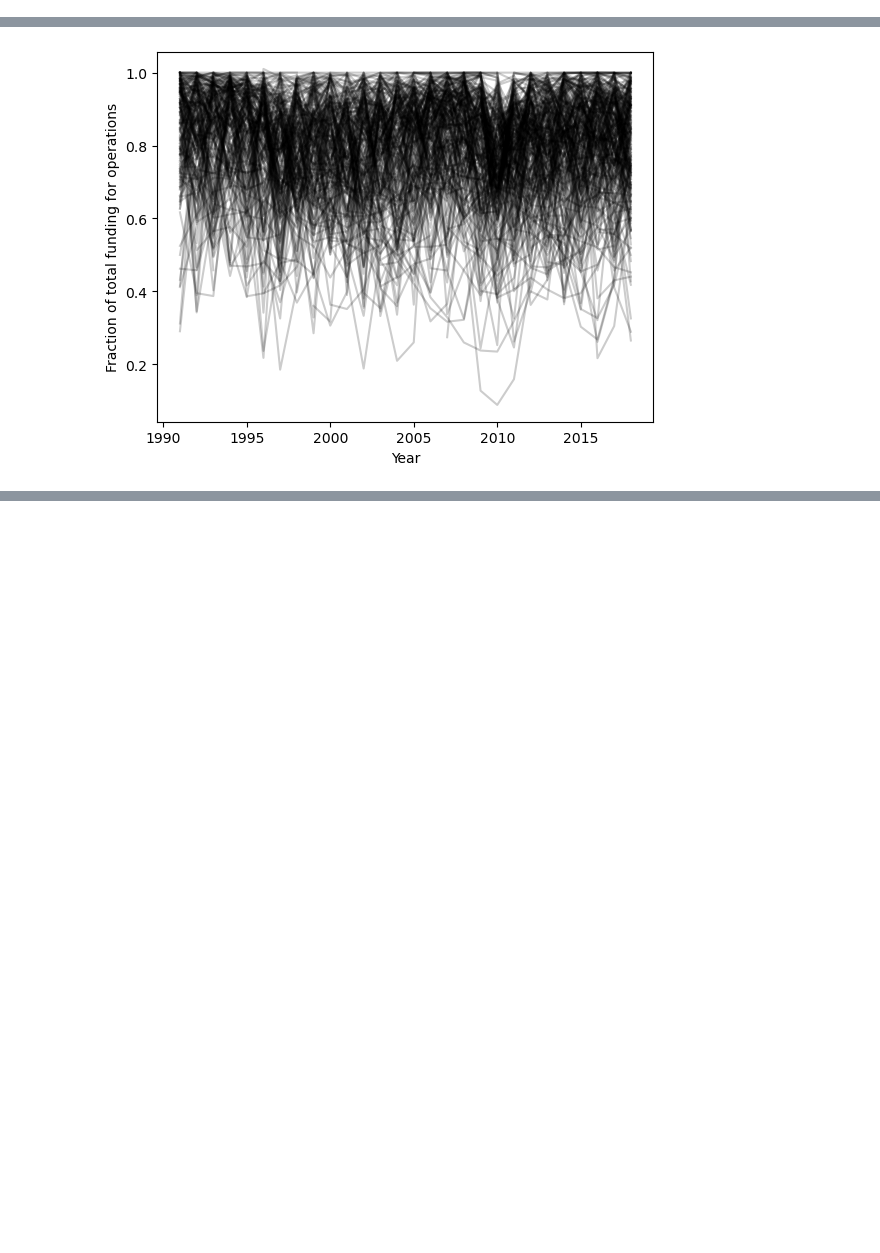
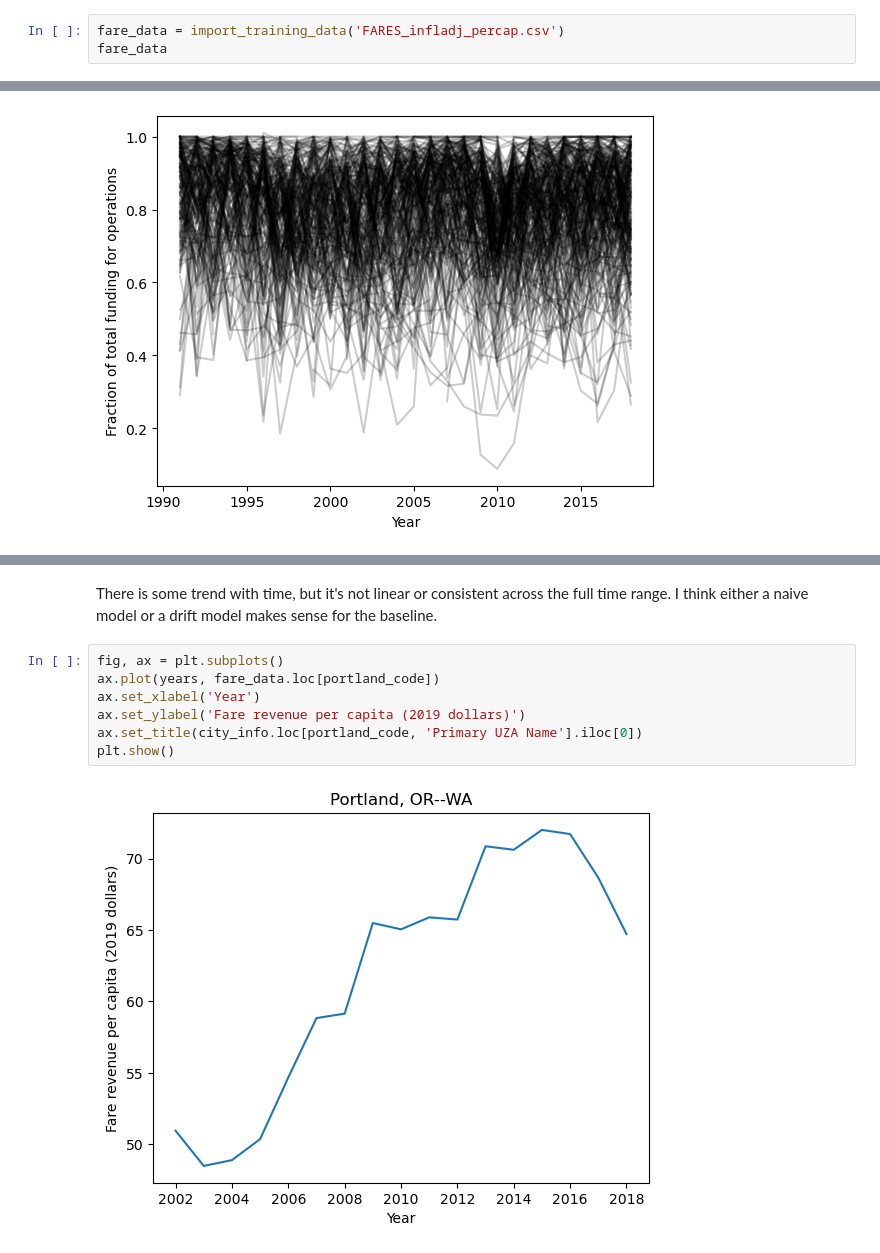
Before and after one commit to lodubay/transit-ridership, a Jupyter notebook: notebooks/time_series_LD.ipynb, the cells around one changed output, grey strips where cells are left out. Saved outputs shown, nothing was run; the diff lists cells and outputs as text; blank space fills up the shorter version.

```diff
--- a/notebooks/time_series_LD.ipynb
+++ b/notebooks/time_series_LD.ipynb
@@ -37,0 +59,3 @@ plt.show()
+# %%
+fare_data = import_training_data('FARES_infladj_percap.csv')
+fare_data
@@ -122,0 +226,11 @@ plt.show()
+# %% [markdown]
+There is some trend with time, but it's not linear or consistent across the full time range. I think either a naive model or a drift model makes sense for the baseline.
+# %%
+fig, ax = plt.subplots()
+ax.plot(years, fare_data.loc[portland_code])
+ax.set_xlabel('Year')
+ax.set_ylabel('Fare revenue per capita (2019 dollars)')
+ax.set_title(city_info.loc[portland_code, 'Primary UZA Name'].iloc[0])
+plt.show()
+# %% [output]
+[figure, added]
```
Also changed, not shown: parts of 22 cells of this notebook, 5 other files.
